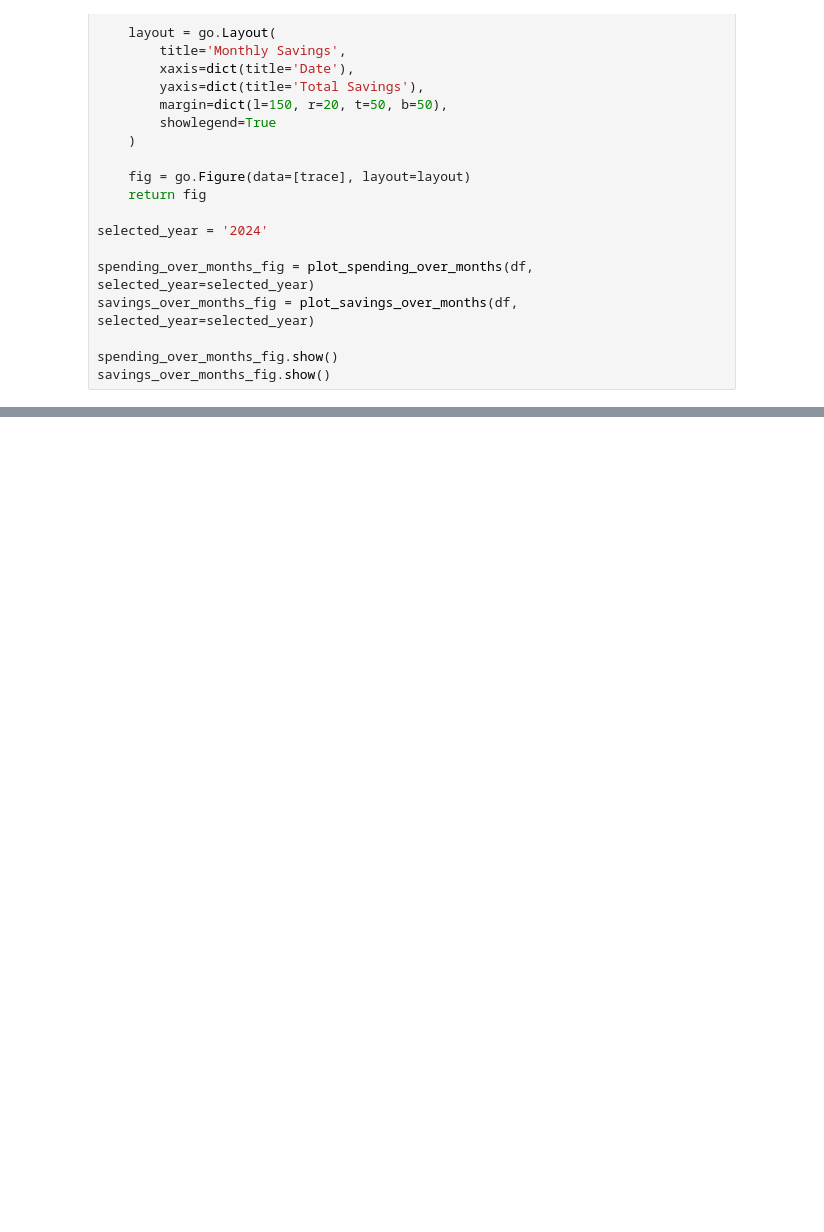
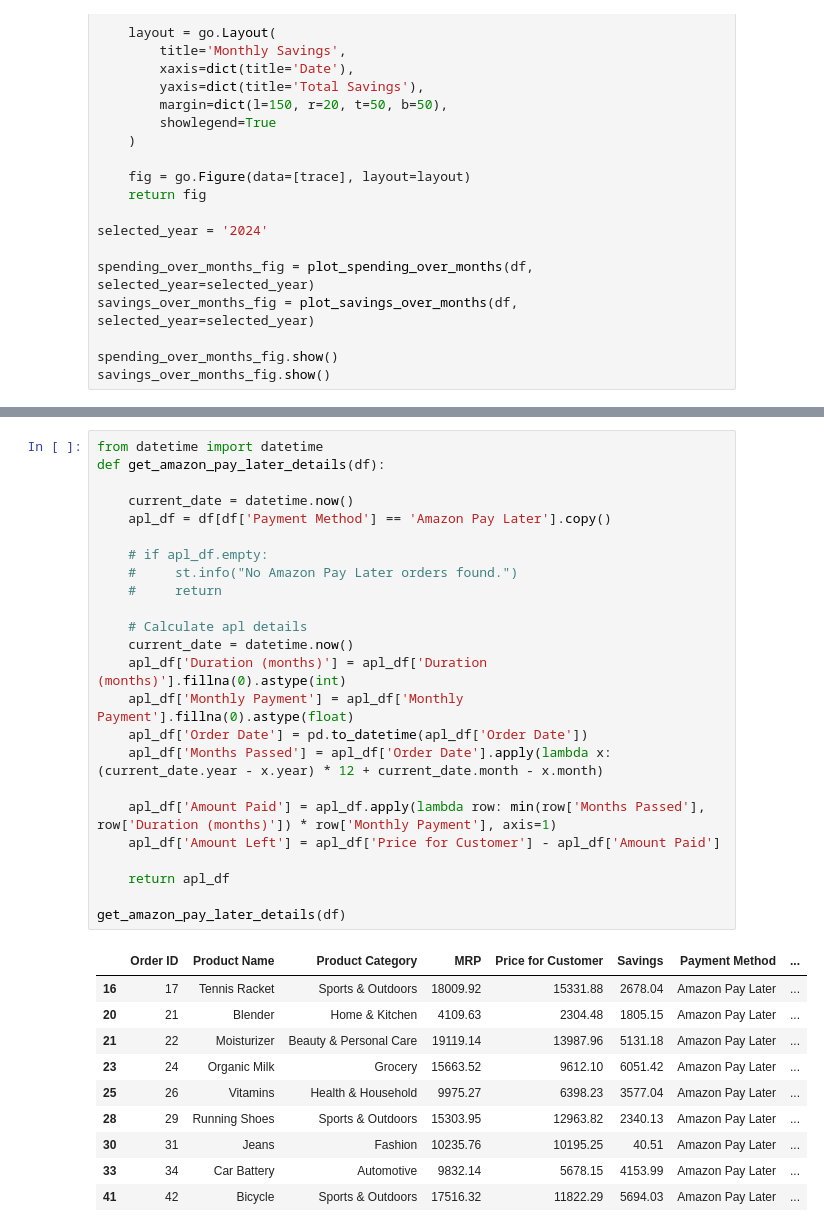
Before and after one commit to Ris-code/Amazon-HackOn, a Jupyter notebook: Automated Budgeting Solution/data.ipynb, the cells around one changed output, grey strips where cells are left out. Cells and saved outputs as stored; diff of their text form; blank space fills up the shorter version.

```diff
--- a/Automated Budgeting Solution/data.ipynb
+++ b/Automated Budgeting Solution/data.ipynb
@@ -305,0 +338,35 @@ savings_over_months_fig.show()
+# %%
+from datetime import datetime
+def get_amazon_pay_later_details(df):
+
+    current_date = datetime.now()
+    apl_df = df[df['Payment Method'] == 'Amazon Pay Later'].copy()
+
+    # if apl_df.empty:
+    #     st.info("No Amazon Pay Later orders found.")
+    #     return
+
+    # Calculate apl details
+    current_date = datetime.now()
+    apl_df['Duration (months)'] = apl_df['Duration (months)'].fillna(0).astype(int)
+    apl_df['Monthly Payment'] = apl_df['Monthly Payment'].fillna(0).astype(float)
+    apl_df['Order Date'] = pd.to_datetime(apl_df['Order Date'])
+    apl_df['Months Passed'] = apl_df['Order Date'].apply(lambda x: (current_date.year - x.year) * 12 + current_date.month - x.month)
+
+    apl_df['Amount Paid'] = apl_df.apply(lambda row: min(row['Months Passed'], row['Duration (months)']) * row['Monthly Payment'], axis=1)
+    apl_df['Amount Left'] = apl_df['Price for Customer'] - apl_df['Amount Paid']
+
+    return apl_df
+
+get_amazon_pay_later_details(df)
+# %% [output]
+|  | Order ID | Product Name | Product Category | MRP | Price for Customer | Savings | Payment Method | ... |
+| 16 | 17 | Tennis Racket | Sports & Outdoors | 18009.92 | 15331.88 | 2678.04 | Amazon Pay Later | ... |
+| 20 | 21 | Blender | Home & Kitchen | 4109.63 | 2304.48 | 1805.15 | Amazon Pay Later | ... |
+| 21 | 22 | Moisturizer | Beauty & Personal Care | 19119.14 | 13987.96 | 5131.18 | Amazon Pay Later | ... |
+| 23 | 24 | Organic Milk | Grocery | 15663.52 | 9612.10 | 6051.42 | Amazon Pay Later | ... |
+| 25 | 26 | Vitamins | Health & Household | 9975.27 | 6398.23 | 3577.04 | Amazon Pay Later | ... |
+| 28 | 29 | Running Shoes | Sports & Outdoors | 15303.95 | 12963.82 | 2340.13 | Amazon Pay Later | ... |
+| 30 | 31 | Jeans | Fashion | 10235.76 | 10195.25 | 40.51 | Amazon Pay Later | ... |
+| 33 | 34 | Car Battery | Automotive | 9832.14 | 5678.15 | 4153.99 | Amazon Pay Later | ... |
+| 41 | 42 | Bicycle | Sports & Outdoors | 17516.32 | 11822.29 | 5694.03 | Amazon Pay Later | ... |
```
Also changed, not shown: parts of 3 cells of this notebook, 2 other files.
